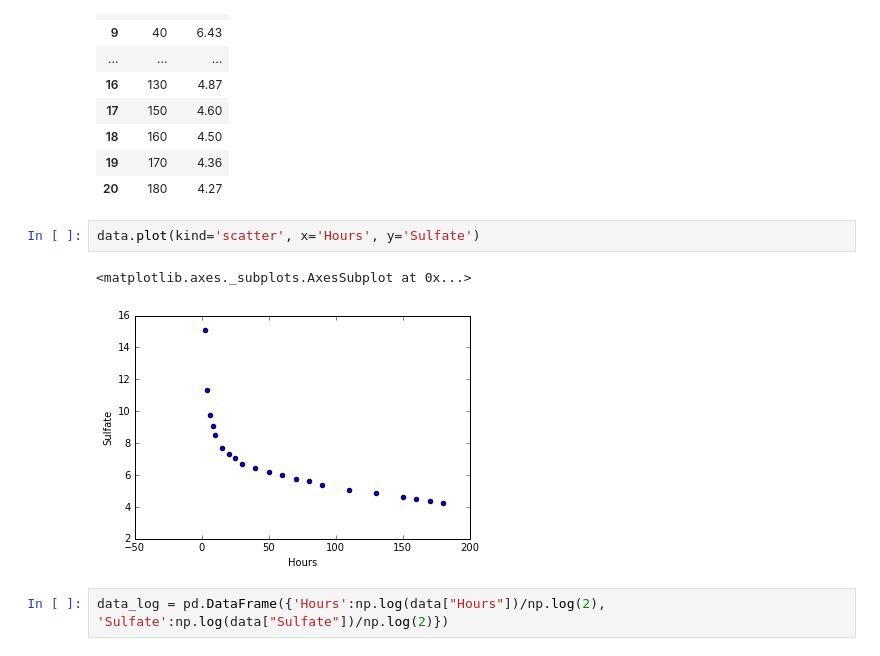
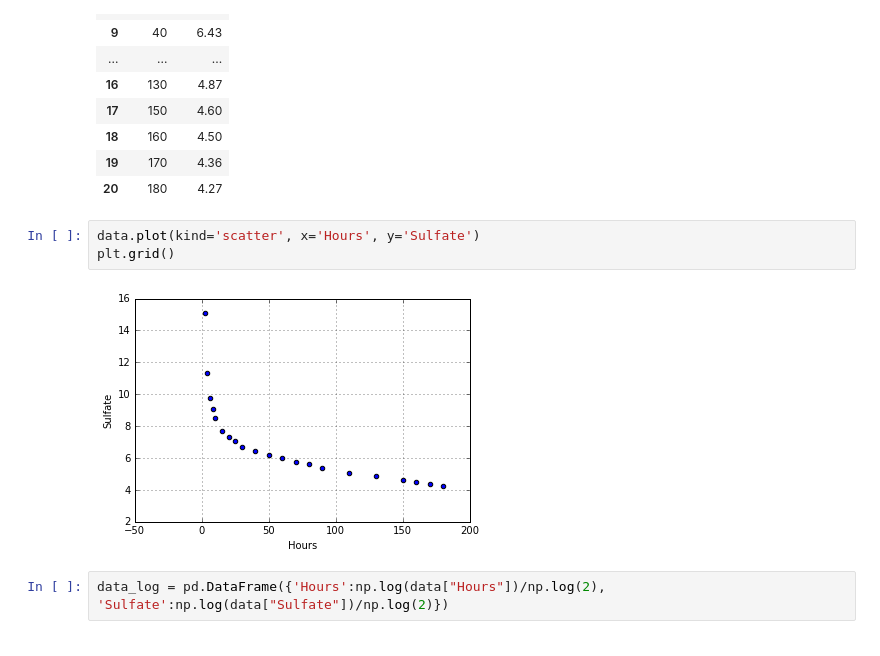
Before and after one commit to ssdfx007008/AML, a Jupyter notebook: hw4/7-9_7-10.ipynb, the cells around one changed output. Saved outputs shown, nothing was run; the diff lists cells and outputs as text.

```diff
--- a/hw4/7-9_7-10.ipynb
+++ b/hw4/7-9_7-10.ipynb
@@ -29,9 +29,9 @@ data
 | 20 | 180 | 4.27 |
 # %%
 data.plot(kind='scatter', x='Hours', y='Sulfate')
+plt.grid()
 # %% [output]
-<matplotlib.axes._subplots.AxesSubplot at 0x...>
-[figure, old version]
+[figure, new version]
 # %%
 data_log = pd.DataFrame({'Hours':np.log(data["Hours"])/np.log(2), 'Sulfate':np.log(data["Sulfate"])/np.log(2)})
 # %%
```
Also changed, not shown: parts of 12 cells of this notebook.
